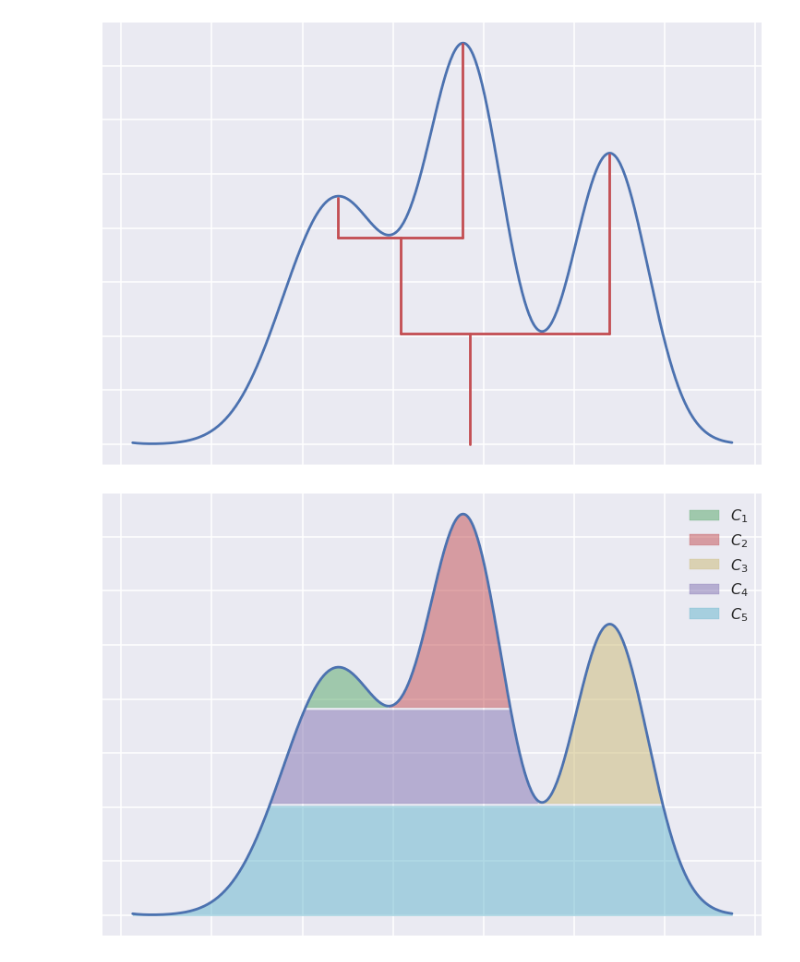
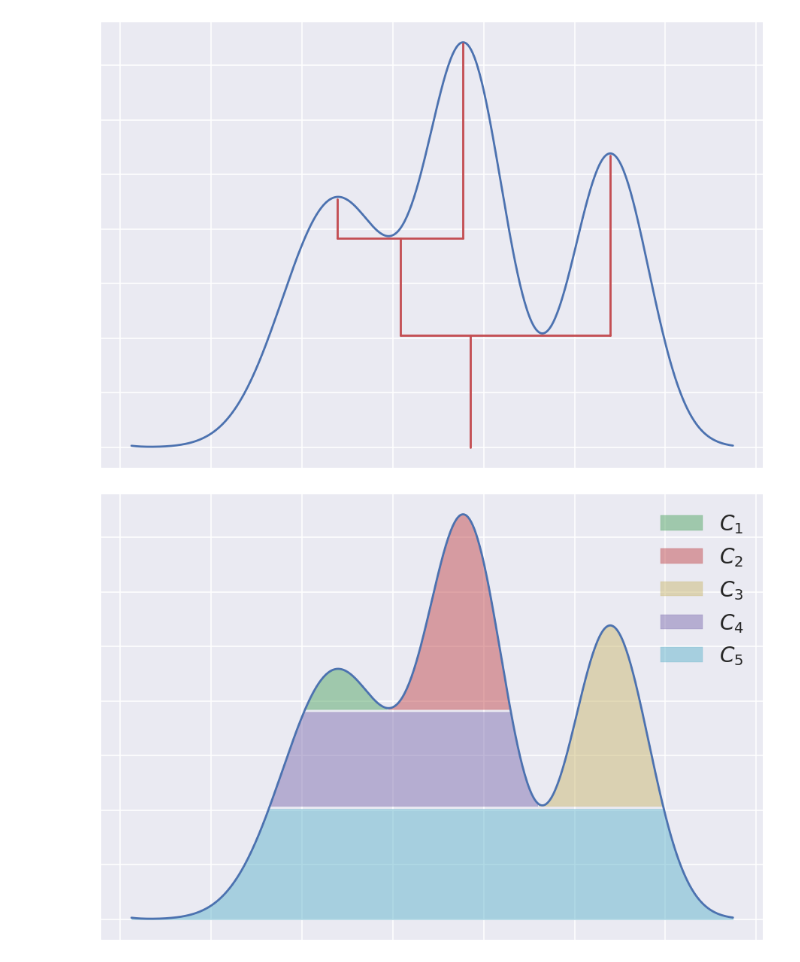
Before and after one commit to lmcinnes/hdbscan_paper, a Jupyter notebook: Cluster tree.ipynb, the cells around one changed output. Saved outputs shown, nothing was run; the diff lists cells and outputs as text; code cells hidden in the pictures.

```diff
--- a/Cluster tree.ipynb
+++ b/Cluster tree.ipynb
@@ -70,35 +71,36 @@ ys2 = (merge_levels[1] + 0.0005) * np.ones(ys1.shape[0])
 
 ax.fill_between(xs, ys1, ys2, alpha=0.5, color='r', label="$C_2$")
 
 # Third mode
 mode_selection = (pdf > merge_levels[0]) & (support > merge_xs[1])
 xs = support[mode_selection]
 ys1 = pdf[mode_selection]
 ys2 = (merge_levels[0] + 0.0005) * np.ones(ys1.shape[0])
 
 ax.fill_between(xs, ys1, ys2, alpha=0.5, color='y', label="$C_3$")
 
 # Merged mode
 mode_selection = (pdf > merge_levels[0]) & (support < merge_xs[1])
 xs = support[mode_selection]
 ys1 = np.min(np.vstack([pdf[mode_selection],
                         (merge_levels[1] - 0.0005) * np.ones(xs.shape[0])]), axis=0)
 ys2 = (merge_levels[0] + 0.0005) * np.ones(xs.shape[0])
 
 ax.fill_between(xs, ys1, ys2, alpha=0.5, color=sns.color_palette('deep')[3], label="$C_4$")
 
 # Final mode
 xs = support
 ys1 = np.min(np.vstack([pdf,
                         (merge_levels[0] - 0.0005) * np.ones(xs.shape[0])]), axis=0)
 
 ax.fill_between(xs, ys1, 0, alpha=0.5, color=sns.color_palette('deep')[5], label="$C_5$")
 plt.setp(ax.get_xticklabels(), visible=False)
 plt.setp(ax.get_yticklabels(), visible=False);
-plt.legend(loc='best')
+plt.legend(loc='best', fontsize=28)
+plt.tight_layout()
 plt.savefig('excess_of_mass.png')
 # %% [output]
-[figure, old version]
+[figure, new version]
 # %%
 fig = plt.figure()
 ax = fig.add_subplot(111)
```
Also changed, not shown: parts of 2 cells of this notebook.
